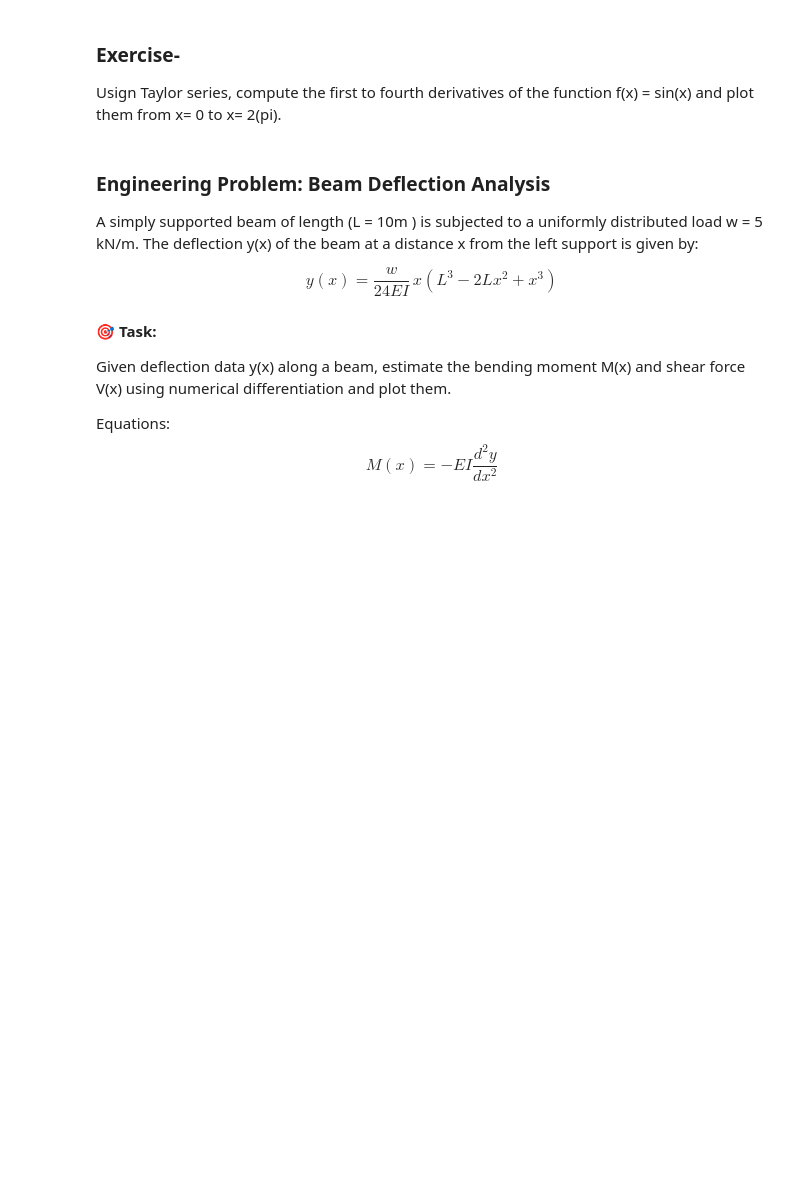
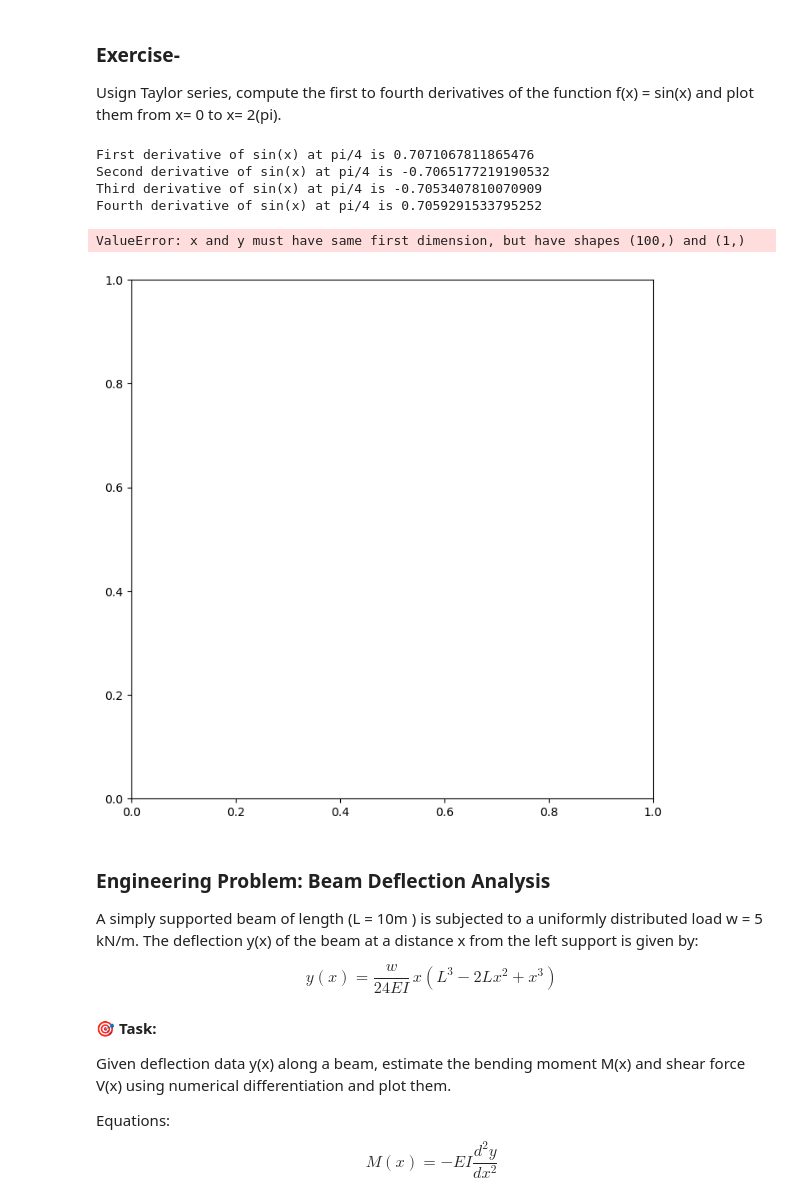
Before and after one commit to bruce179012-byte/MEGR2810-Jupyter-Notebook, a Jupyter notebook: Lecture 10_Interpolation_Differentiation.ipynb, the cells around one changed output. Cells and saved outputs as stored; diff of their text form; code cells hidden in the pictures; blank space fills up the shorter version.

```diff
--- a/Lecture 10_Interpolation_Differentiation.ipynb
+++ b/Lecture 10_Interpolation_Differentiation.ipynb
@@ -74,6 +74,51 @@ Implement numerical differentiation formulas for higher-order derivatives using
 Usign Taylor series, compute the first to fourth derivatives of the function f(x) = sin(x) and plot them from x= 0 to x= 2(pi).
 # %%
 # Your code here
+import math
+import numpy as np
+import matplotlib.pyplot as plt
+x = math.pi / 4
+h = 0.1
+def f(x):
+    return math.sin(x)
+def d1f(x):
+    return math.cos(x)
+def d2f(x): # second derivative: central difference
+    return ( f(x+h) - 2*f(x) + f(x-h) ) / h**2
+def d3f(x): # third derivative
+    return ( f(x+2*h) - 2*f(x+h) + 2*f(x-h) - f(x-2*h) ) / ( 2*(h**3) )
+def d4f(x): # fourth derivative
+    return ( f(x+2*h)- 4*f(x+h) + 6*f(x) - 4*f(x-h) + f(x-2*h) ) / h**4
+
+print(f"First derivative of sin(x) at pi/4 is {d1f(x)}")
+print(f"Second derivative of sin(x) at pi/4 is {d2f(x)}")
+print(f"Third derivative of sin(x) at pi/4 is {d3f(x)}")
+print(f"Fourth derivative of sin(x) at pi/4 is {d4f(x)}")
+
+x1 = np.linspace(0, 2*math.pi, 100)
+
+plt.figure(figsize=(8, 8))
+plt.plot(x1, f(x), label='sin(x)')
+plt.plot(x1, d1f(x), label='cos(x)')
+plt.plot(x1, d2f(x), label='-sin(x)')
+plt.plot(x1, d3f(x), label='-cos(x)')
+plt.plot(x1, d4f(x), label='sin(x)')
+
+plt.xlabel('x')
+plt.ylabel('y')
+plt.title('Plot of sin(x) derivatives')
+plt.grid(True)
+plt.legend()
+plt.axhline(0, color='black', linewidth=0.5)
+plt.axvline(0, color='black', linewidth=0.5)
+plt.show()
+# %% [output]
+First derivative of sin(x) at pi/4 is 0.7071067811865476
+Second derivative of sin(x) at pi/4 is -0.7065177219190532
+Third derivative of sin(x) at pi/4 is -0.7053407810070909
+Fourth derivative of sin(x) at pi/4 is 0.7059291533795252
+ValueError: x and y must have same first dimension, but have shapes (100,) and (1,)
+[figure, added]
 # %% [markdown]
 ### Engineering Problem: Beam Deflection Analysis
 
```
Also changed, not shown: parts of 1 cell of this notebook.
